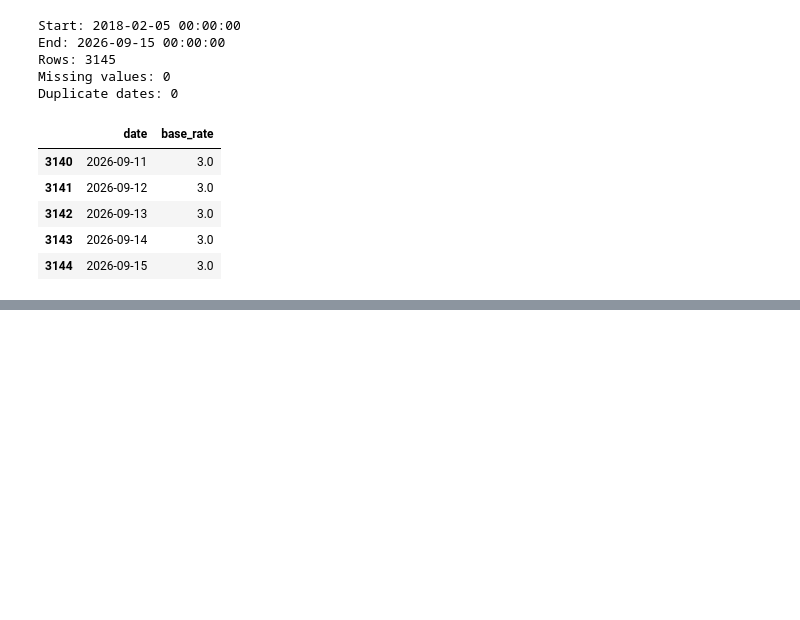
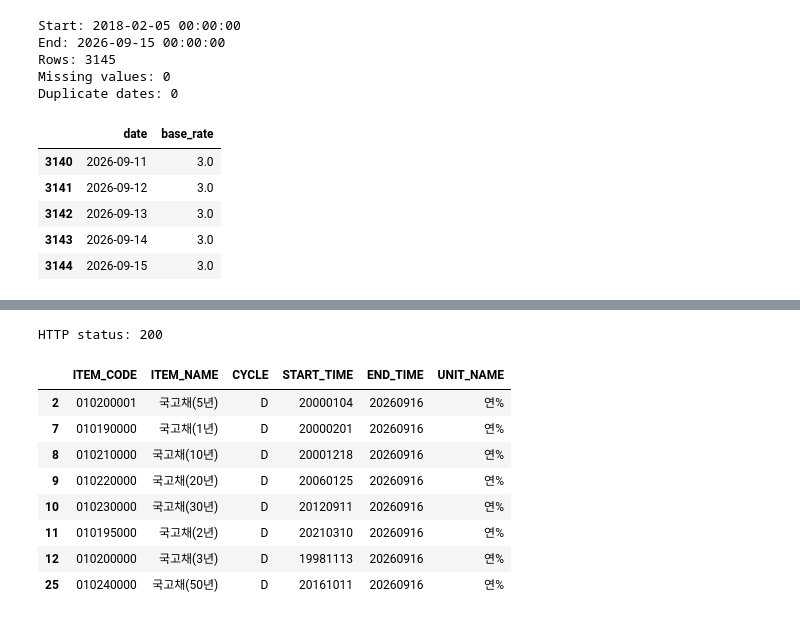
Before and after one commit to jayjoo21/portfolio_optimization, a Jupyter notebook: notebooks/05B_ecos_macro_pipeline.ipynb, the cells around one changed output, grey strips where cells are left out. Saved outputs shown, nothing was run; the diff lists cells and outputs as text; code cells hidden in the pictures; blank space fills up the shorter version.

```diff
--- a/notebooks/05B_ecos_macro_pipeline.ipynb
+++ b/notebooks/05B_ecos_macro_pipeline.ipynb
@@ -346,0 +465,34 @@ Duplicate dates: 0
+# %%
+#05b-13. 국고채 3년물 통계 확인
+#예상: stat_code = 817Y002, item_name = 국고채(3년)
+
+bond_items = fetch_ecos_item_list(
+    stat_code="817Y002"
+)
+
+bond_items[
+    bond_items["ITEM_NAME"].str.contains(
+        "국고채",
+        na=False
+    )
+][
+    [
+        "ITEM_CODE",
+        "ITEM_NAME",
+        "CYCLE",
+        "START_TIME",
+        "END_TIME",
+        "UNIT_NAME"
+    ]
+]
+# %% [output]
+HTTP status: 200
+|  | ITEM_CODE | ITEM_NAME | CYCLE | START_TIME | END_TIME | UNIT_NAME |
+| 2 | 010200001 | 국고채(5년) | D | 20000104 | 20260916 | 연% |
+| 7 | 010190000 | 국고채(1년) | D | 20000201 | 20260916 | 연% |
+| 8 | 010210000 | 국고채(10년) | D | 20001218 | 20260916 | 연% |
+| 9 | 010220000 | 국고채(20년) | D | 20060125 | 20260916 | 연% |
+| 10 | 010230000 | 국고채(30년) | D | 20120911 | 20260916 | 연% |
+| 11 | 010195000 | 국고채(2년) | D | 20210310 | 20260916 | 연% |
+| 12 | 010200000 | 국고채(3년) | D | 19981113 | 20260916 | 연% |
+| 25 | 010240000 | 국고채(50년) | D | 20161011 | 20260916 | 연% |
```
Also changed, not shown: parts of 14 cells of this notebook, 15 other files.
